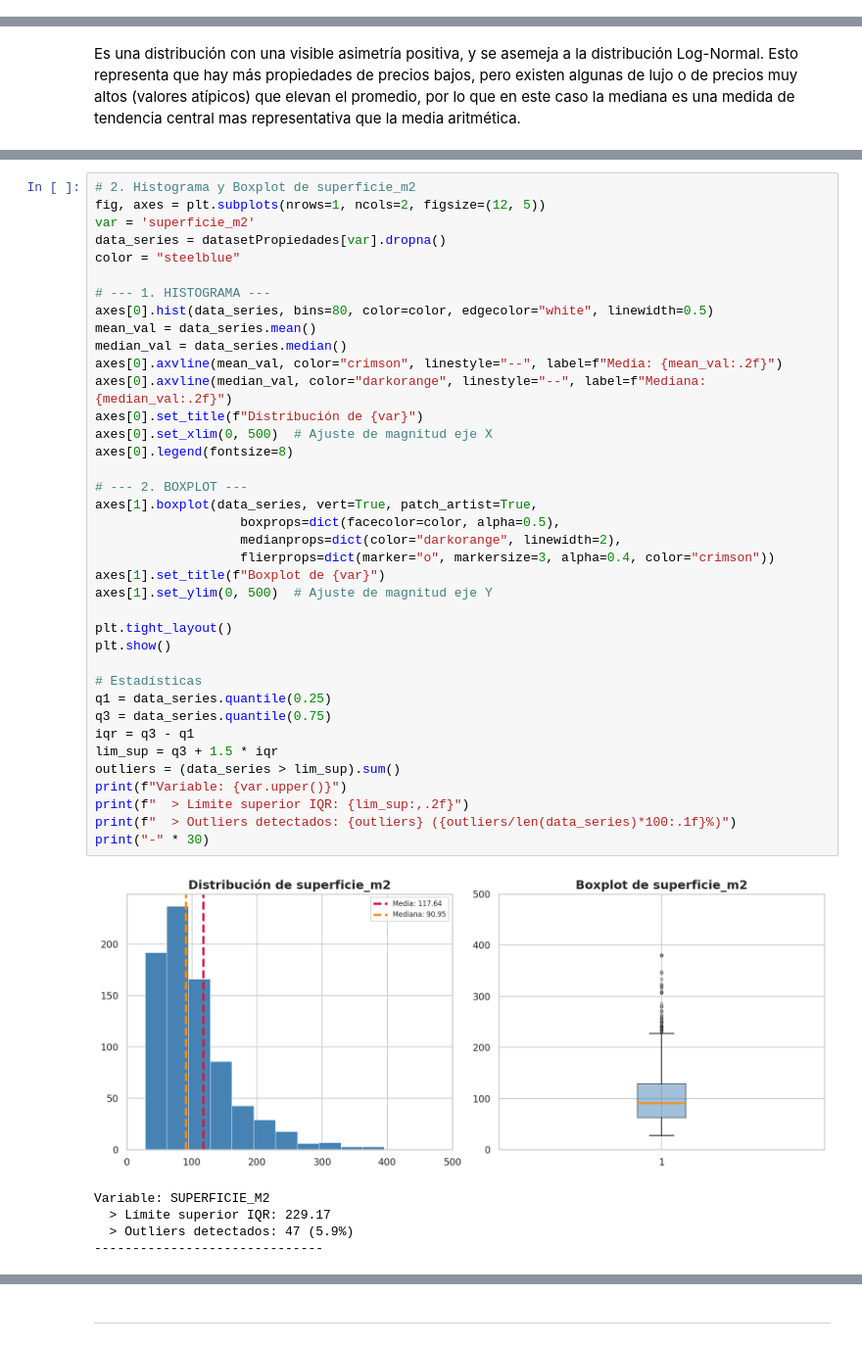
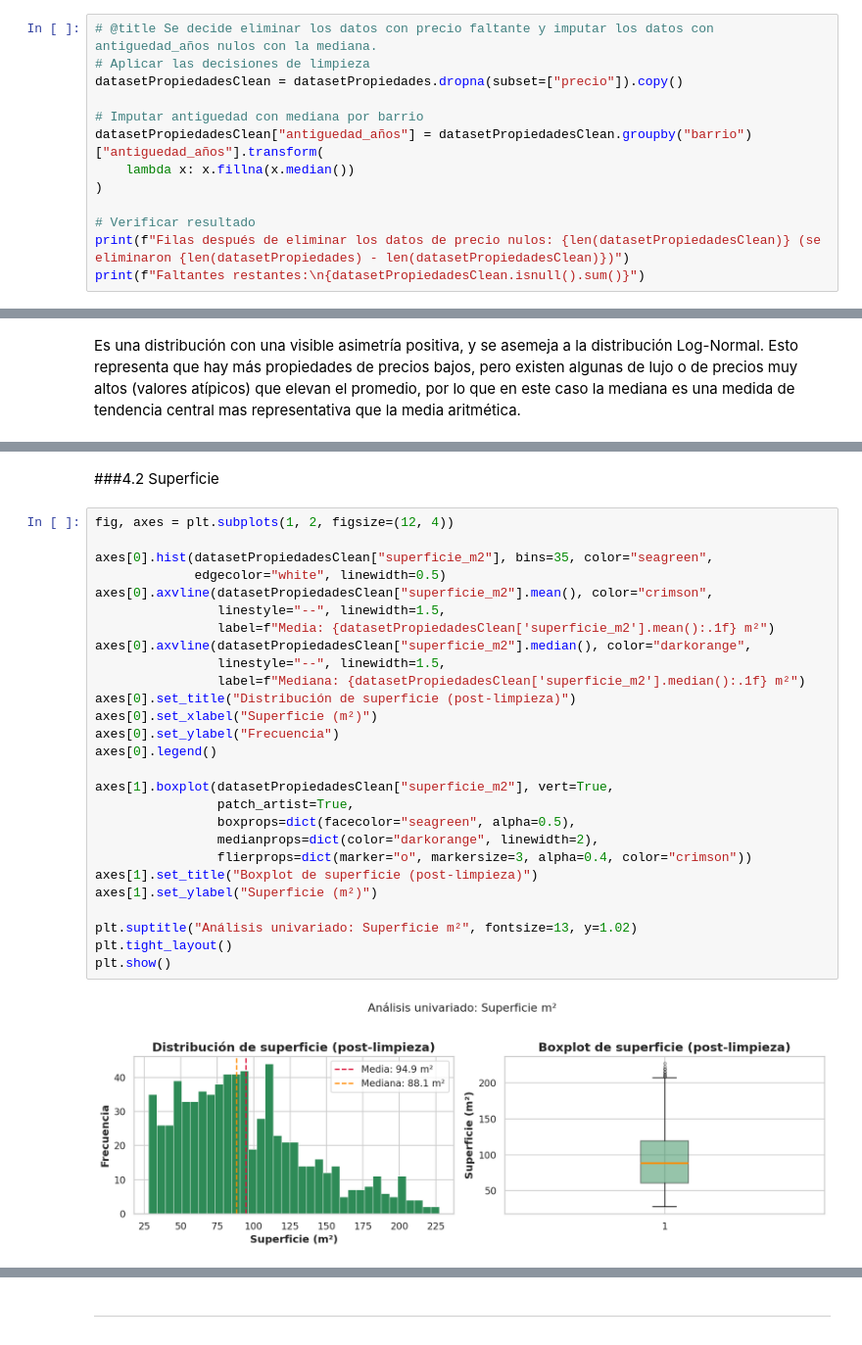
Before and after one commit to Santibareiro27/Inteligencia-Computacional, a Jupyter notebook: RA1_TP2/RA1_Trabajo_práctico_N°_2,_8.ipynb, the cells around one changed output, grey strips where cells are left out. Shown at 98% size. Saved outputs shown, nothing was run; the diff lists cells and outputs as text.

```diff
--- a/RA1_TP2/RA1_Trabajo_práctico_N°_2,_8.ipynb
+++ b/RA1_TP2/RA1_Trabajo_práctico_N°_2,_8.ipynb
@@ -230,0 +202,13 @@ dtype: int64
+# %%
+# @title Se decide eliminar los datos con precio faltante y imputar los datos con antiguedad_años nulos con la mediana.
+# Aplicar las decisiones de limpieza
+datasetPropiedadesClean = datasetPropiedades.dropna(subset=["precio"]).copy()
+
+# Imputar antiguedad con mediana por barrio
+datasetPropiedadesClean["antiguedad_años"] = datasetPropiedadesClean.groupby("barrio")["antiguedad_años"].transform(
+    lambda x: x.fillna(x.median())
+)
+
+# Verificar resultado
+print(f"Filas después de eliminar los datos de precio nulos: {len(datasetPropiedadesClean)} (se eliminaron {len(datasetPropiedades) - len(datasetPropiedadesClean)})")
+print(f"Faltantes restantes:\n{datasetPropiedadesClean.isnull().sum()}")
@@ -415,44 +587,31 @@ Variable: PRECIO
+# %% [markdown]
+###4.2 Superficie
 # %%
-# 2. Histograma y Boxplot de superficie_m2
-fig, axes = plt.subplots(nrows=1, ncols=2, figsize=(12, 5))
-var = 'superficie_m2'
-data_series = datasetPropiedades[var].dropna()
-color = "steelblue"
+fig, axes = plt.subplots(1, 2, figsize=(12, 4))
 
-# --- 1. HISTOGRAMA ---
-axes[0].hist(data_series, bins=80, color=color, edgecolor="white", linewidth=0.5)
-mean_val = data_series.mean()
-median_val = data_series.median()
-axes[0].axvline(mean_val, color="crimson", linestyle="--", label=f"Media: {mean_val:.2f}")
-axes[0].axvline(median_val, color="darkorange", linestyle="--", label=f"Mediana: {median_val:.2f}")
-axes[0].set_title(f"Distribución de {var}")
-axes[0].set_xlim(0, 500)  # Ajuste de magnitud eje X
-axes[0].legend(fontsize=8)
+axes[0].hist(datasetPropiedadesClean["superficie_m2"], bins=35, color="seagreen",
+             edgecolor="white", linewidth=0.5)
+axes[0].axvline(datasetPropiedadesClean["superficie_m2"].mean(), color="crimson",
+                linestyle="--", linewidth=1.5,
+                label=f"Media: {datasetPropiedadesClean['superficie_m2'].mean():.1f} m²")
+axes[0].axvline(datasetPropiedadesClean["superficie_m2"].median(), color="darkorange",
+                linestyle="--", linewidth=1.5,
+                label=f"Mediana: {datasetPropiedadesClean['superficie_m2'].median():.1f} m²")
+axes[0].set_title("Distribución de superficie (post-limpieza)")
+axes[0].set_xlabel("Superficie (m²)")
+axes[0].set_ylabel("Frecuencia")
+axes[0].legend()
 
-# --- 2. BOXPLOT ---
-axes[1].boxplot(data_series, vert=True, patch_artist=True,
-                   boxprops=dict(facecolor=color, alpha=0.5),
-                   medianprops=dict(color="darkorange", linewidth=2),
-                   flierprops=dict(marker="o", markersize=3, alpha=0.4, color="crimson"))
-axes[1].set_title(f"Boxplot de {var}")
-axes[1].set_ylim(0, 500)  # Ajuste de magnitud eje Y
+axes[1].boxplot(datasetPropiedadesClean["superficie_m2"], vert=True,
+                patch_artist=True,
+                boxprops=dict(facecolor="seagreen", alpha=0.5),
+                medianprops=dict(color="darkorange", linewidth=2),
+                flierprops=dict(marker="o", markersize=3, alpha=0.4, color="crimson"))
+axes[1].set_title("Boxplot de superficie (post-limpieza)")
+axes[1].set_ylabel("Superficie (m²)")
 
+plt.suptitle("Análisis univariado: Superficie m²", fontsize=13, y=1.02)
 plt.tight_layout()
 plt.show()
-
-# Estadísticas
-q1 = data_series.quantile(0.25)
-q3 = data_series.quantile(0.75)
-iqr = q3 - q1
-lim_sup = q3 + 1.5 * iqr
-outliers = (data_series > lim_sup).sum()
-print(f"Variable: {var.upper()}")
-print(f"  > Límite superior IQR: {lim_sup:,.2f}")
-print(f"  > Outliers detectados: {outliers} ({outliers/len(data_series)*100:.1f}%)")
-print("-" * 30)
 # %% [output]
-[figure, old version]
+[figure, new version]
-Variable: SUPERFICIE_M2
-  > Límite superior IQR: 229.17
-  > Outliers detectados: 47 (5.9%)
-------------------------------
```
Also changed, not shown: parts of 75 cells of this notebook.
